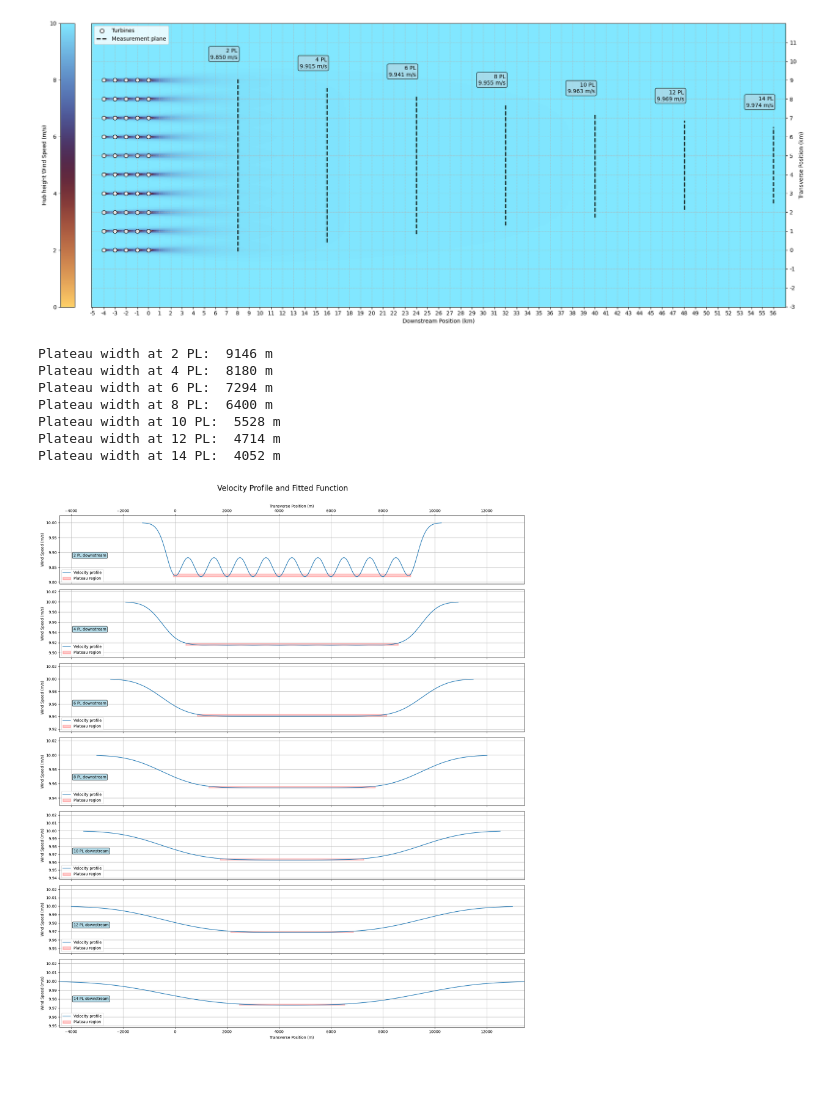
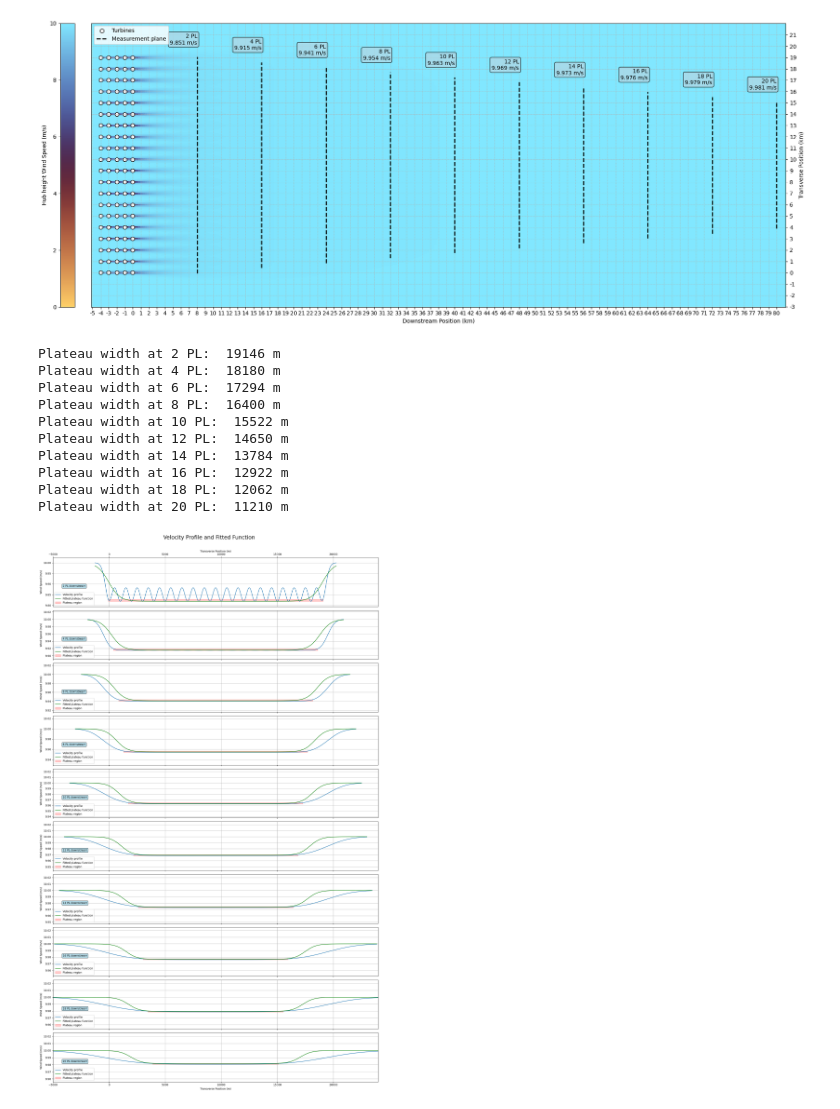
Before and after one commit to marcinsadowy/WTABL, a Jupyter notebook: fuckingforfra.ipynb, the cells around one changed output. Drawn from its saved outputs; the diff is of its cells as text; code cells hidden in the pictures; blank space fills up the shorter version.

Commit message:
Skal fitte plateau som fkt af x next

```diff
--- a/fuckingforfra.ipynb
+++ b/fuckingforfra.ipynb
@@ -23,7 +23,7 @@ zh = 100 # Hub height [m]
 
 s = 10 # Turbine spacing [D]
 x_turb_no = 5  # No. of turbines in streamwise direction [-]
-y_turb_no = 10 # No. of turbines in transverse direction [-]
+y_turb_no = 20 # No. of turbines in transverse direction [-]
 
 ws = 10 # Wind speed [m/s]
 wd = 270 # Wind direction [deg]
@@ -53,7 +53,7 @@ sim = wfm(x, y, ws=ws, wd=wd, TI=ti0)
 # %%
 # Calculate mean wind speed
 
-pl_downstream = [2, 4, 6, 8, 10, 12, 14]  # Downstream distances [Park lengths]
+pl_downstream = [2, 4, 6, 8, 10, 12, 14, 16, 18, 20]  # Downstream distances [Park lengths]
 m_downstream = [pl * max(x) for pl in pl_downstream]  # % [m]
 
 w_meas = 5000  # +- Measurement width [m]
@@ -167,7 +170,7 @@ ax.yaxis.tick_right()
 
 plt.tight_layout()
 # %% [output]
-[figure, old version]
+[figure, new version]
 # %%
 # Plot velocity profiles in a single figure with subplots
 
@@ -189,7 +192,7 @@ for i, (m, ax) in enumerate(zip(m_downstream, axes)):
 
     U_y = A * 1 / ((np.exp(p_s * (y_wake[i] - p_c - p_w)) + 1) * (np.exp(p_s * (-y_wake[i] + p_c - p_w)) + 1))
 
-    #ax.plot(y_wake[i], ws - U_y, color='green', label='Fitted plateau function')
+    ax.plot(y_wake[i], ws - U_y, color='green', label='Fitted plateau function')
 
     # Plot y_plateau ws-averaging region
     ax.add_patch(plt.Rectangle((min(y_plateau[i]), ws_min[i]),
@@ -199,38 +202,41 @@ for i, (m, ax) in enumerate(zip(m_downstream, axes)):
                                 linewidth=2, label='Plateau region'))
 
     # Plot labels etc.
     ax.set_ylabel('Wind Speed (m/s)')
     ax.legend(loc="lower left")
     ax.grid(True)
 
     ax.text(0.03, 0.4, f'{m / max(x):.0f} PL downstream', transform=ax.transAxes,
             bbox=dict(boxstyle='round', facecolor='lightblue', alpha=0.9))
 
     # Plot limits
     ax.set_xlim(min(y_wake[i]), max(y_wake[i]))
     ax.set_ylim(0.9975 * min(min(ws_wake[i]), min(ws - U_y)), 1.0025 * max(max(ws_wake[i]), max(ws - U_y)))
 
 # Add a shared x-axis label
 axes[0].xaxis.set_label_position('top')
 axes[0].set_xlabel('Transverse Position (m)')
 
 axes[0].xaxis.set_ticks_position('top')  # Moves ticks to the top
 axes[0].spines['top'].set_visible(True)  # Ensures the top spine is visible
 
 axes[-1].set_xlabel('Transverse Position (m)')
 
 # Add a grouped title for the entire figure
 fig.suptitle('Velocity Profile and Fitted Function', fontsize=20)
 
 # Adjust layout for better spacing
 plt.tight_layout(rect=[0, 0.25, 1, 0.975])  # Adjust rect to reduce whitespace below the title
 plt.show()
 # %% [output]
-Plateau width at 2 PL:  9146 m
-Plateau width at 4 PL:  8180 m
-Plateau width at 6 PL:  7294 m
-Plateau width at 8 PL:  6400 m
-Plateau width at 10 PL:  5528 m
-Plateau width at 12 PL:  4714 m
-Plateau width at 14 PL:  4052 m
+Plateau width at 2 PL:  19146 m
+Plateau width at 4 PL:  18180 m
+Plateau width at 6 PL:  17294 m
+Plateau width at 8 PL:  16400 m
+Plateau width at 10 PL:  15522 m
+Plateau width at 12 PL:  14650 m
+Plateau width at 14 PL:  13784 m
+Plateau width at 16 PL:  12922 m
+Plateau width at 18 PL:  12062 m
+Plateau width at 20 PL:  11210 m
-[figure, old version]
+[figure, new version]
```
Also changed, not shown: parts of 1 cell of this notebook.
